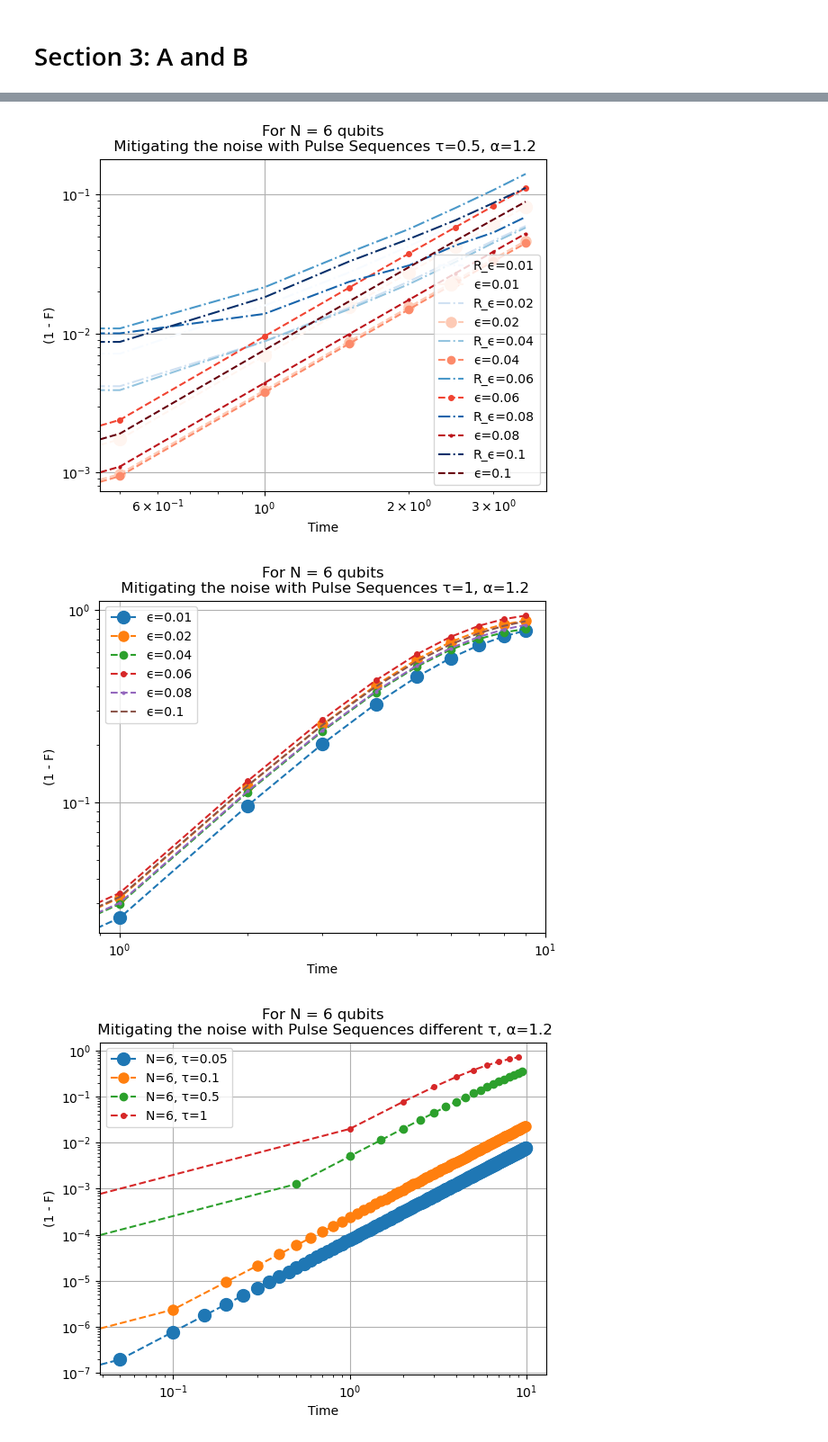
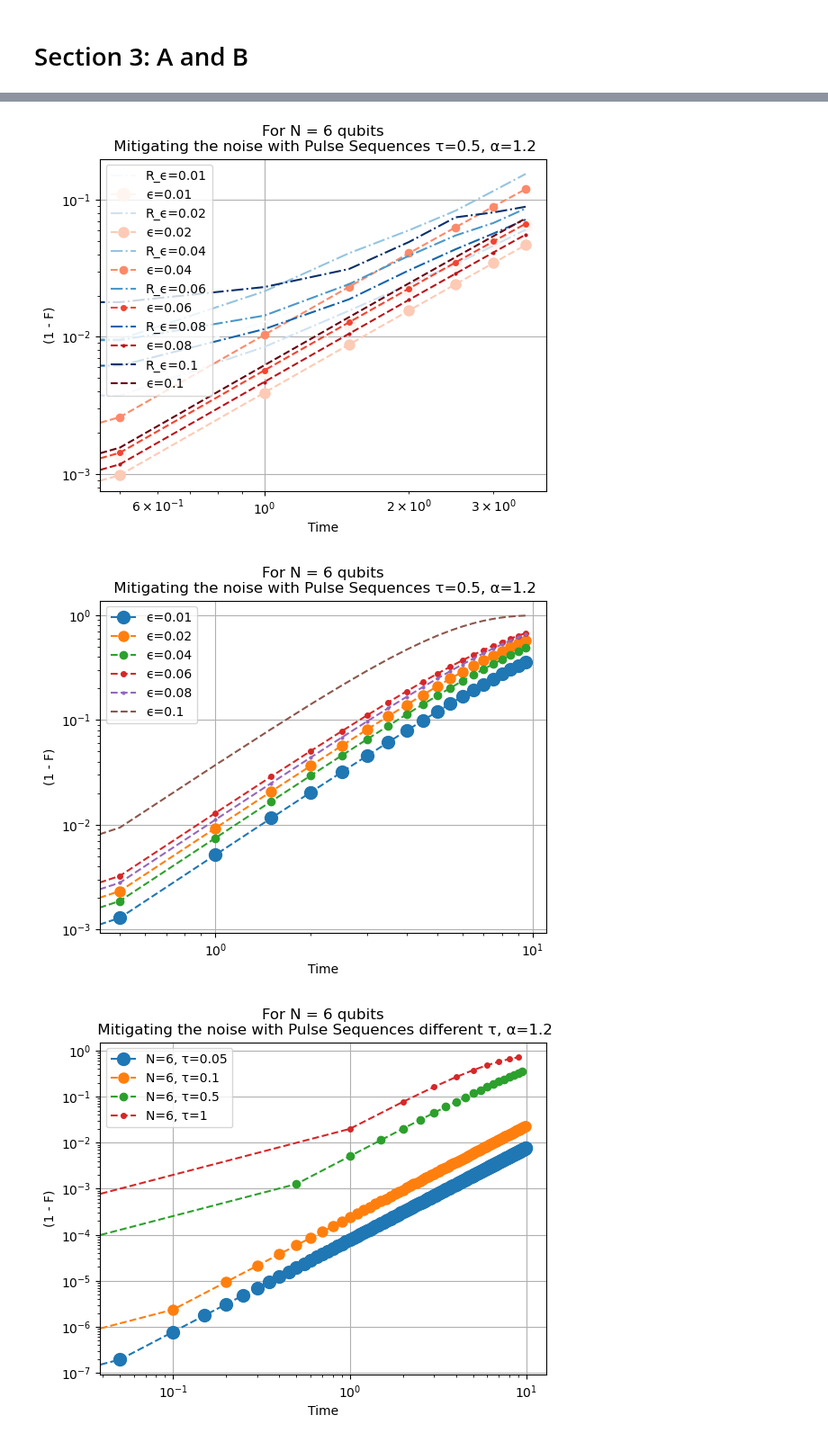
Before and after one commit to JessicaJohnBritto/WalshPulseSeq, a Jupyter notebook: Initial Codes/Section_3_Final.ipynb, the cells around one changed output, grey strips where cells are left out. Shown at 90% size. Cells and saved outputs as stored; diff of their text form; code cells hidden in the pictures.

```diff
--- a/Initial Codes/Section_3_Final.ipynb
+++ b/Initial Codes/Section_3_Final.ipynb
@@ -242,7 +242,7 @@ def doubleAvg_RotAngle(params, **kwargs):
     L_list = transposed_list = [list(row) for row in zip(*params['WF_We'])]
     for i, l in enumerate(L_list):
         params['WF_We_l'] = l
-        unitary_timeOp += [PulseRotError(params, Wx = Wx, Wy = Wy)]
+        unitary_timeOp += [PulseRotError(params, Wx = params['Wx'], Wy = params['Wy'])]
     _, expHr = WPSresource_Hamiltonian_TimeEvolOp_IsingType(params)
     for uOp in unitary_timeOp:
         for p in uOp:
@@ -255,9 +255,16 @@ def doubleAvg_RotAngle(params, **kwargs):
     # uOp_l = [np.linalg.matrix_power(timeOpPHrP, i) for i, t in enumerate(t_list)]
     timeOpPHrP = np.eye(2**(params['N']))
     Pseq = WF_WIList(params, Wx = params['Wx'], Wy = params['Wy'])
+    # print(expHr)
+    # print(Pseq[1])
     for i, p in enumerate(Pseq):
         timeOpPHrP = np.linalg.inv(p) @ expHr @ p @ timeOpPHrP
+    #     print(np.linalg.inv(p) @ expHr @ p)
+    #     print('\n')
+    # print('me here')
+    # print(timeOpPHrP)
         # print(repr(np.linalg.inv(p) @ expHr @ p))
+    # print(timeOpPHrP)
     uOp_k = [np.linalg.matrix_power(timeOpPHrP, i) for i, t in enumerate(t_list)]
     ## Uncomment the above statements if the u_timeOp is not repeated T/tau times
     ## where u_timeOp is eq 24 and is used as it is meant to be in eq 24.
@@ -309,6 +316,8 @@ for i, err in enumerate(params['err_list']):
     params['deltaError_list'] = np.random.choice(num_list, params['N'], replace=False)
     params['WF_Wx'] = WF_Generate(params, We = params['Wx'])
     params['pulses'] = PulseRotError(params, Wx = params['Wx'], Wy = params['Wy'])
+    # print(params['pulses'])
+    # print('\n')
     params['n'] = len(params['pulses'])
     params['opH'] = [X, Y]
     n, N, r, op, pulses, psi_nm, R, alpha = initialVals(params)
@@ -319,12 +328,16 @@ for i, err in enumerate(params['err_list']):
     psi_t, F, uOp, t = [], [], [], []
     params['tau'] = params['tau_list'][0]
     uOp_l, uOp_k, t = doubleAvg_RotAngle(params)
+
+    # print(f'uOp_k = \n{uOp_k[1]}\n')
     psi_t = [normalizeWF(u@psi_nm) for i,u in enumerate(uOp_l)]
     F = [1-np.power(np.abs(np.vdot(psi_nm, pt)), 2) for pt in psi_t]
+    # print(F[0])
     plt.plot(t, F, "-.", label = f"R_ϵ={params['err']}", ms=cls, color = colors1[i])
 
     psi_t = [normalizeWF(u@psi_nm) for i,u in enumerate(uOp_k)]
     F = [1-np.power(np.abs(np.vdot(psi_nm, pt)), 2) for pt in psi_t]
+    # print(F[0])
     plt.plot(t, F, "--o", label = f"ϵ={params['err']}", ms=cls, color = colors2[i])
 
     cls -=2
@@ -337,39 +350,39 @@ for i, err in enumerate(params['err_list']):
     plt.grid('on')
 plt.show()
 # %% [output]
-[figure, old version]
+[figure, new version]
 # %%
 cls = 10
 for err in params['err_list']:
     params['err'] = err
     num_list = np.linspace(-2*params['err'], 2*params['err'], 2*params['N'])
     params['deltaError_list'] = np.random.choice(num_list, params['N'], replace=False)
-    params['WF_Wx'] = WF_Generate(params, We = Wx)
-    params['pulses'] = PulseRotError(params, Wx = Wx, Wy = Wy)
+    params['WF_Wx'] = WF_Generate(params, We = params['Wx'])
+    params['pulses'] = PulseRotError(params, Wx = params['Wx'], Wy = params['Wy'])
     params['n'] = len(params['pulses'])
     params['opH'] = [X, Y]
     n, N, r, op, pulses, psi_nm, R, alpha = initialVals(params)
     params['R'], params['r'] = R, r
 
     params['alpha'] = params['alpha_list'][0]
 
     psi_t, F, uOp, t = [], [], [], []
     params['tau'] = params['tau_list'][0]
     uOp, t = WPSeq_TimeEvolOp(params)
     psi_t = [normalizeWF(u@psi_nm) for i,u in enumerate(uOp)]
     F = [1-np.power(np.abs(np.vdot(psi_nm, pt)), 2) for pt in psi_t]
     plt.plot(t, F, "--o", label = f"ϵ={params['err']}", ms=cls)
     cls -=2
     plt.yscale("log")
     plt.xscale("log")
     plt.legend()
     plt.xlabel("Time")
     plt.ylabel("(1 - F)")
     plt.title(f"For N = {params['N']} qubits\n Mitigating the noise with Pulse Sequences τ={params['tau']}, α={params['alpha']}")
     plt.grid('on')
 plt.show()
 # %% [output]
-[figure, old version]
+[figure, new version]
 # %%
 params['deltaError_list'] = [0 for _ in range(params['N'])]
 for alpha in params['alpha_list']:
```
Also changed, not shown: parts of 2 cells of this notebook.
